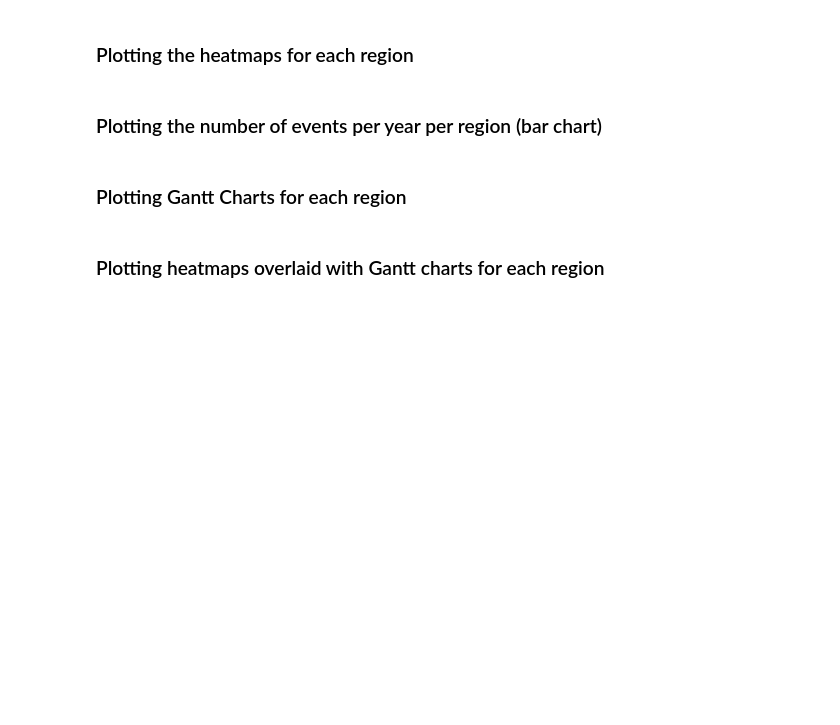
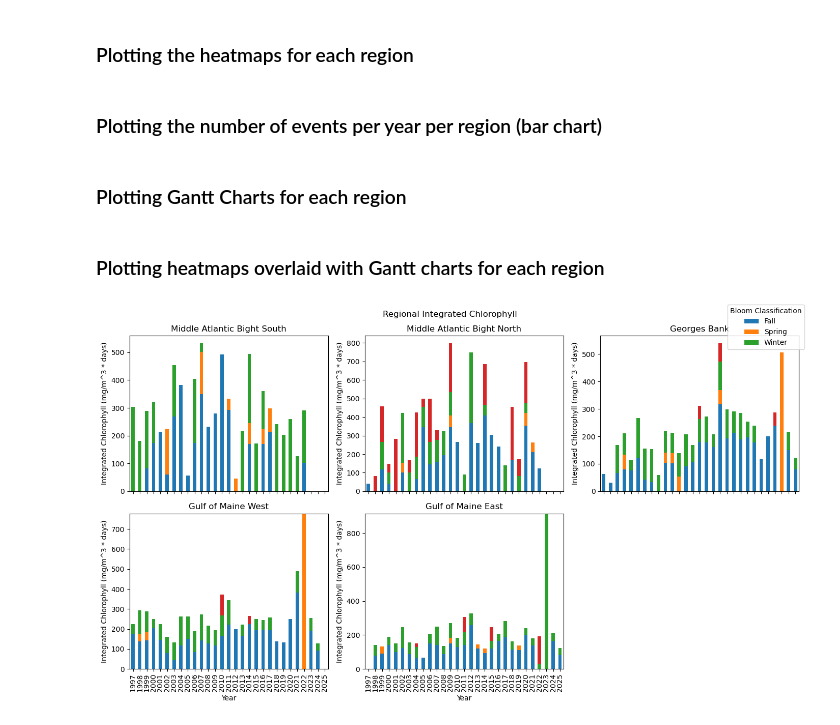
Before and after one commit to gdavis5/phytoplankton_Hollings_project, a Jupyter notebook: Phytoplankton_Phenology_NWA.ipynb, the cells around one changed output. Drawn from its saved outputs; the diff is of its cells as text; code cells hidden in the pictures; blank space fills up the shorter version.

Commit message:
Worked on visualization
Fine-tuned start and end date code. Continued visualizing metrics

```diff
--- a/Phytoplankton_Phenology_NWA.ipynb
+++ b/Phytoplankton_Phenology_NWA.ipynb
@@ -1540,13 +1427,13 @@ def percent_annual_integrated_chl(dataset,year,bloom_index):
     percent_of_annual = (bloom_chl/annual_chl)*100
     return percent_of_annual
 # %%
-summary_MABS = pd.read_csv(r'C:\Users\grace.davis\Documents\GitHub\phytoplankton_Hollings_project\MABS_Summary_Metrics.csv')
-summary_MABN = pd.read_csv(r'C:\Users\grace.davis\Documents\GitHub\phytoplankton_Hollings_project\MABN_Summary_Metrics.csv')
-summary_GB = pd.read_csv(r'C:\Users\grace.davis\Documents\GitHub\phytoplankton_Hollings_project\GB_Summary_Metrics.csv')
-summary_GOMW = pd.read_csv(r'C:\Users\grace.davis\Documents\GitHub\phytoplankton_Hollings_project\GOMW_Summary_Metrics.csv')
-summary_GOME = pd.read_csv(r'C:\Users\grace.davis\Documents\GitHub\phytoplankton_Hollings_project\GOME_Summary_Metrics.csv')
-bloom_MABS = pd.read_csv(r'C:\Users\grace.davis\Documents\GitHub\phytoplankton_Hollings_project\MABS_Bloom_Metrics.csv')
-bloom_MABN = pd.read_csv(r'C:\Users\grace.davis\Documents\GitHub\phytoplankton_Hollings_project\MABN_Bloom_Metrics.csv')
-bloom_GB = pd.read_csv(r'C:\Users\grace.davis\Documents\GitHub\phytoplankton_Hollings_project\GB_Bloom_Metrics.csv')
-bloom_GOMW = pd.read_csv(r'C:\Users\grace.davis\Documents\GitHub\phytoplankton_Hollings_project\GOMW_Bloom_Metrics.csv')
-bloom_GOME = pd.read_csv(r'C:\Users\grace.davis\Documents\GitHub\phytoplankton_Hollings_project\GOME_Bloom_Metrics.csv')
+summary_MABS = pd.read_csv(r'C:\Users\grace.davis\Documents\GitHub\phytoplankton_Hollings_project\MABS_Summary_Metrics_new.csv')
+summary_MABN = pd.read_csv(r'C:\Users\grace.davis\Documents\GitHub\phytoplankton_Hollings_project\MABN_Summary_Metrics_new.csv')
+summary_GB = pd.read_csv(r'C:\Users\grace.davis\Documents\GitHub\phytoplankton_Hollings_project\GB_Summary_Metrics_new.csv')
+summary_GOMW = pd.read_csv(r'C:\Users\grace.davis\Documents\GitHub\phytoplankton_Hollings_project\GOMW_Summary_Metrics_new.csv')
+summary_GOME = pd.read_csv(r'C:\Users\grace.davis\Documents\GitHub\phytoplankton_Hollings_project\GOME_Summary_Metrics_new.csv')
+bloom_MABS = pd.read_csv(r'C:\Users\grace.davis\Documents\GitHub\phytoplankton_Hollings_project\MABS_new.csv')
+bloom_MABN = pd.read_csv(r'C:\Users\grace.davis\Documents\GitHub\phytoplankton_Hollings_project\MABN_new.csv')
+bloom_GB = pd.read_csv(r'C:\Users\grace.davis\Documents\GitHub\phytoplankton_Hollings_project\GB_new.csv')
+bloom_GOMW = pd.read_csv(r'C:\Users\grace.davis\Documents\GitHub\phytoplankton_Hollings_project\GOMW_new.csv')
+bloom_GOME = pd.read_csv(r'C:\Users\grace.davis\Documents\GitHub\phytoplankton_Hollings_project\GOME_new.csv')
@@ -1794,0 +1833,70 @@ for x in range(5):
+# %%
+fig, axes = plt.subplots(nrows=2,ncols=3,figsize=(14,8),sharex=True)
+MABS_pivot = bloom_MABS.pivot_table(
+    values='Integrated chl-a',
+    index='Year',
+    columns='Bloom Classification',
+    aggfunc='sum',
+    fill_value=0
+)
+MABN_pivot = bloom_MABN.pivot_table(
+    values='Integrated chl-a',
+    index='Year',
+    columns='Bloom Classification',
+    aggfunc='sum',
+    fill_value=0
+)
+GB_pivot = bloom_GB.pivot_table(
+    values='Integrated chl-a',
+    index='Year',
+    columns='Bloom Classification',
+    aggfunc='sum',
+    fill_value=0
+)
+GOMW_pivot = bloom_GOMW.pivot_table(
+    values='Integrated chl-a',
+    index='Year',
+    columns='Bloom Classification',
+    aggfunc='sum',
+    fill_value=0
+)
+GOME_pivot = bloom_GOME.pivot_table(
+    values='Integrated chl-a',
+    index='Year',
+    columns='Bloom Classification',
+    aggfunc='sum',
+    fill_value=0
+)
+axes_flat = axes.flatten()
+MABS_pivot.plot(kind='bar',stacked=True,ax=axes_flat[0],legend=False)
+axes_flat[0].set_xlabel('Year')
+axes_flat[0].set_ylabel('Integrated Chlorophyll (mg/m^3 * days)')
+axes_flat[0].set_title("Middle Atlantic Bight South")
+
+MABN_pivot.plot(kind='bar',stacked=True,ax=axes_flat[1],legend=False)
+axes_flat[1].set_xlabel('Year')
+axes_flat[1].set_ylabel('Integrated Chlorophyll (mg/m^3 * days)')
+axes_flat[1].set_title("Middle Atlantic Bight North")
+
+GB_pivot.plot(kind='bar',stacked=True,ax=axes_flat[2],legend=False)
+axes_flat[2].set_xlabel('Year')
+axes_flat[2].set_ylabel('Integrated Chlorophyll (mg/m^3 * days)')
+axes_flat[2].set_title("Georges Bank")
+
+GOMW_pivot.plot(kind='bar',stacked=True,ax=axes_flat[3],legend=False)
+axes_flat[3].set_xlabel('Year')
+axes_flat[3].set_ylabel('Integrated Chlorophyll (mg/m^3 * days)')
+axes_flat[3].set_title("Gulf of Maine West")
+
+GOME_pivot.plot(kind='bar',stacked=True,ax=axes_flat[4],legend=False)
+axes_flat[4].set_xlabel('Year')
+axes_flat[4].set_ylabel('Integrated Chlorophyll (mg/m^3 * days)')
+axes_flat[4].set_title("Gulf of Maine East")
+
+axes_flat[5].set_visible(False)
+handles,labels = axes_flat[0].get_legend_handles_labels()
+fig.legend(handles,labels,title='Bloom Classification',loc='upper right')
+plt.suptitle("Regional Integrated Chlorophyll")
+plt.tight_layout()
+# %% [output]
+[figure, added]
```
Also changed, not shown: parts of 42 cells of this notebook, 15 other files.
